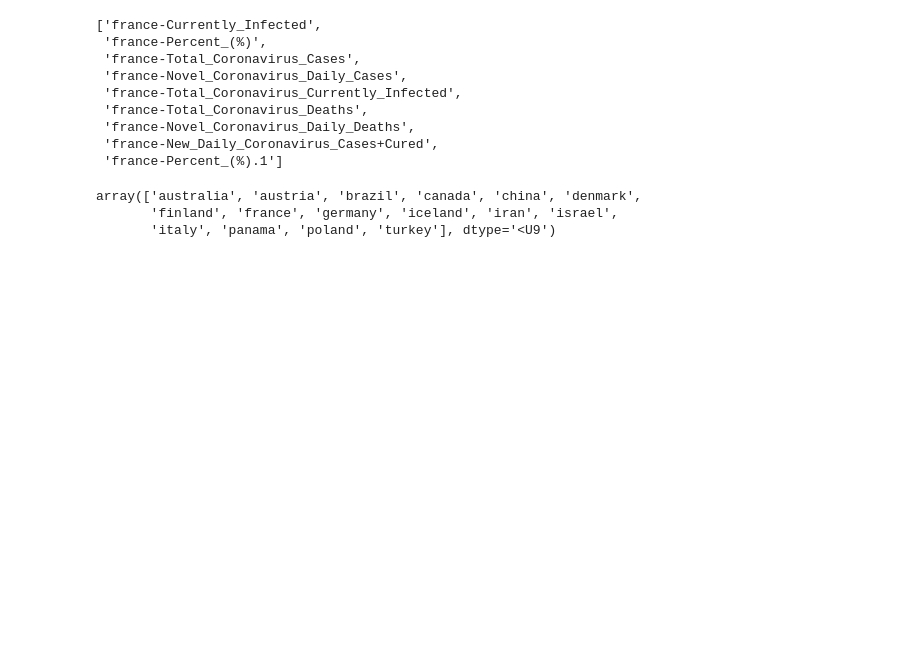
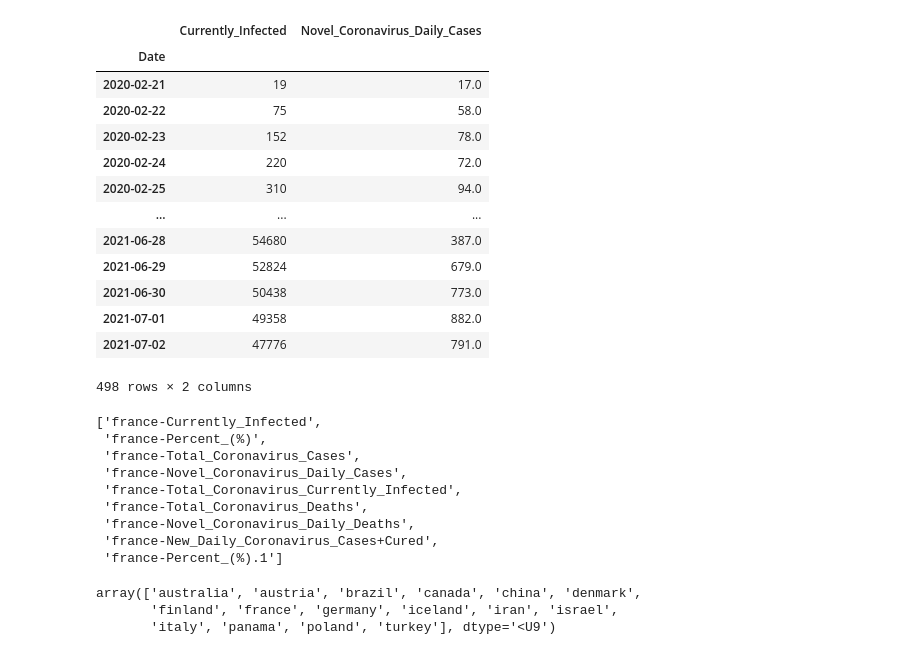
Before and after one commit to selam88/mirror_gitlab_app, a Jupyter notebook: notebooks/format_data.ipynb, the cells around one changed output. Drawn from its saved outputs; the diff is of its cells as text; code cells hidden in the pictures; blank space fills up the shorter version.

```diff
--- a/notebooks/format_data.ipynb
+++ b/notebooks/format_data.ipynb
@@ -73,3 +98,20 @@ nan_free_df
+# %%
+nan_free_df[["Currently_Infected","Novel_Coronavirus_Daily_Cases"]]
+# %% [output]
+|  | Currently_Infected | Novel_Coronavirus_Daily_Cases |
+| Date |  |  |
+| 2020-02-21 | 19 | 17.0 |
+| 2020-02-22 | 75 | 58.0 |
+| 2020-02-23 | 152 | 78.0 |
+| 2020-02-24 | 220 | 72.0 |
+| 2020-02-25 | 310 | 94.0 |
+| ... | ... | ... |
+| 2021-06-28 | 54680 | 387.0 |
+| 2021-06-29 | 52824 | 679.0 |
+| 2021-06-30 | 50438 | 773.0 |
+| 2021-07-01 | 49358 | 882.0 |
+| 2021-07-02 | 47776 | 791.0 |
+498 rows × 2 columns
 # %%
 Currently_Infected
 Novel_Coronavirus_Daily_Casesinput_variables
```
Also changed, not shown: parts of 6 cells of this notebook, 3 other files.
